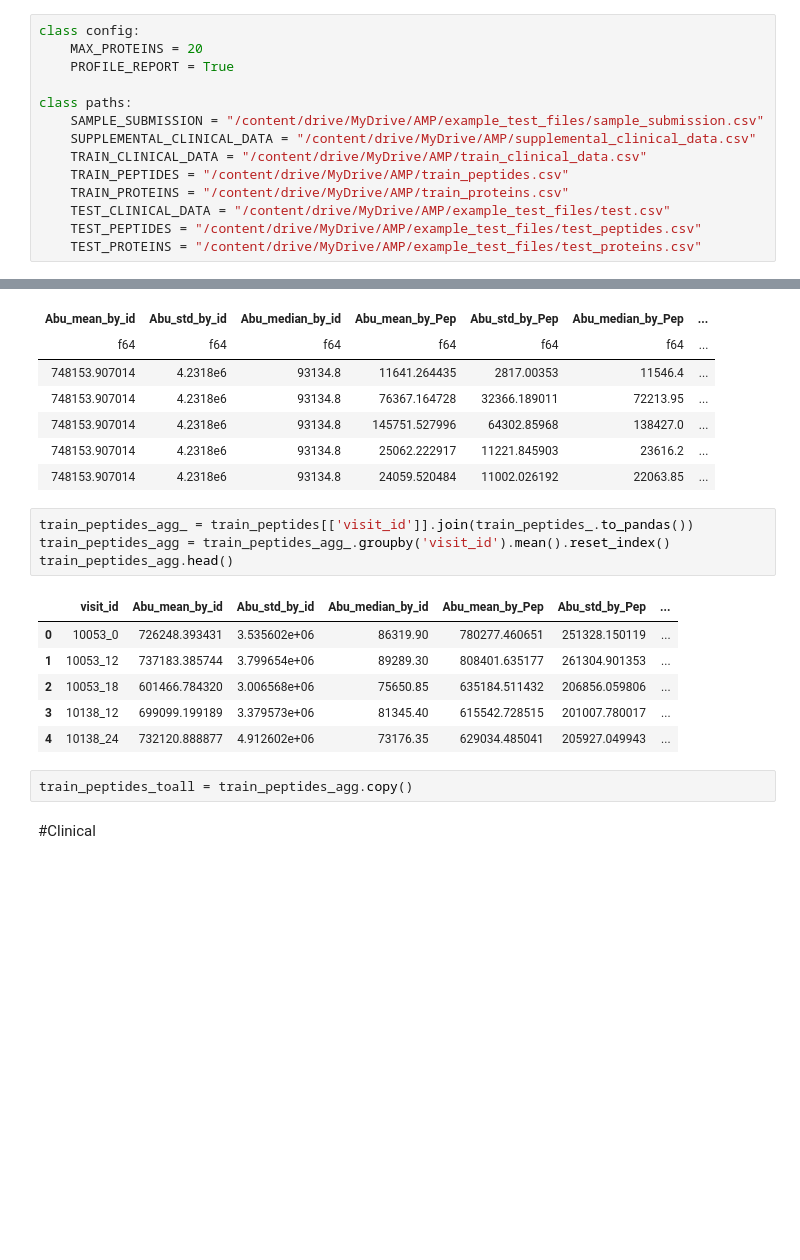
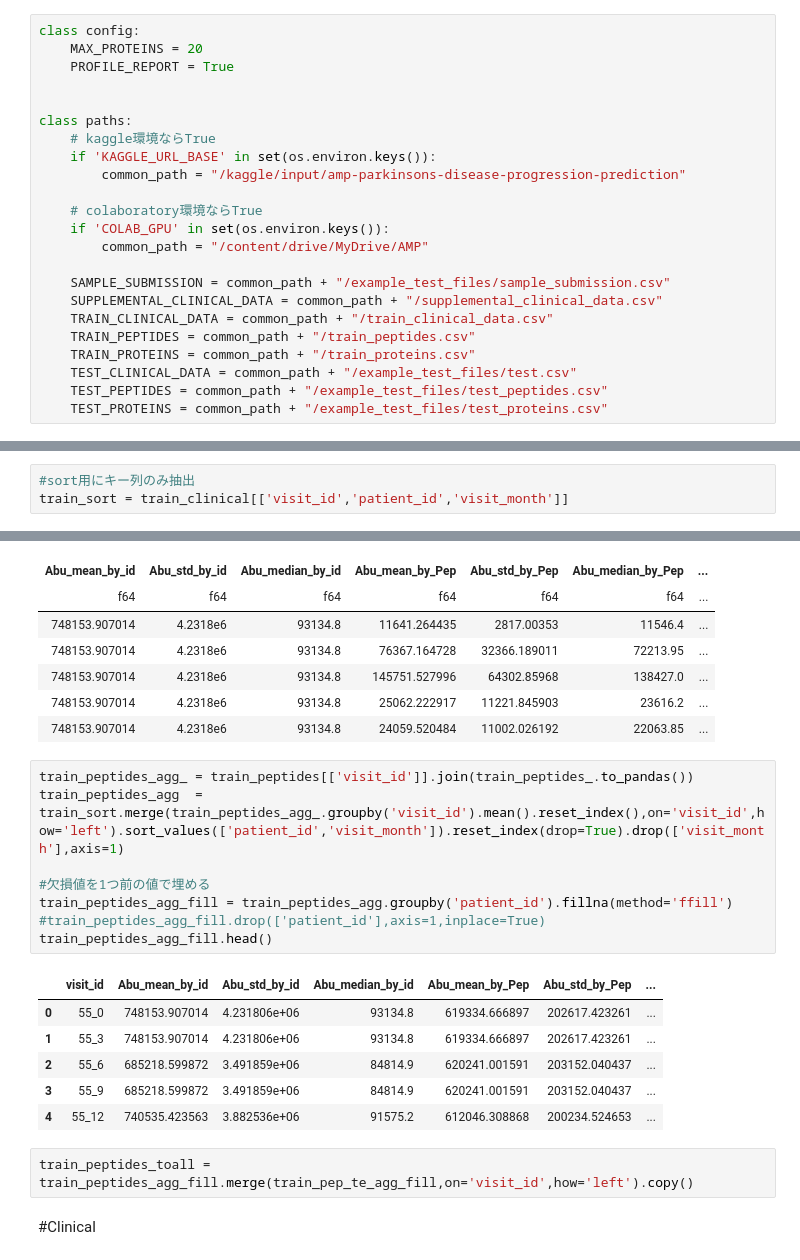
Before and after one commit to kunai-3txk/Compe_tonyobyo, a Jupyter notebook: AMP_FeatureStore.ipynb, the cells around one changed output, grey strips where cells are left out. Saved outputs shown, nothing was run; the diff lists cells and outputs as text; blank space fills up the shorter version.

```diff
--- a/AMP_FeatureStore.ipynb
+++ b/AMP_FeatureStore.ipynb
@@ -26,15 +23,24 @@ class config:
     MAX_PROTEINS = 20
     PROFILE_REPORT = True
 
+
 class paths:
-    SAMPLE_SUBMISSION = "/content/drive/MyDrive/AMP/example_test_files/sample_submission.csv"
-    SUPPLEMENTAL_CLINICAL_DATA = "/content/drive/MyDrive/AMP/supplemental_clinical_data.csv"
-    TRAIN_CLINICAL_DATA = "/content/drive/MyDrive/AMP/train_clinical_data.csv"
-    TRAIN_PEPTIDES = "/content/drive/MyDrive/AMP/train_peptides.csv"
-    TRAIN_PROTEINS = "/content/drive/MyDrive/AMP/train_proteins.csv"
-    TEST_CLINICAL_DATA = "/content/drive/MyDrive/AMP/example_test_files/test.csv"
-    TEST_PEPTIDES = "/content/drive/MyDrive/AMP/example_test_files/test_peptides.csv"
-    TEST_PROTEINS = "/content/drive/MyDrive/AMP/example_test_files/test_proteins.csv"
+    # kaggle環境ならTrue
+    if 'KAGGLE_URL_BASE' in set(os.environ.keys()):
+        common_path = "/kaggle/input/amp-parkinsons-disease-progression-prediction"
+
+    # colaboratory環境ならTrue
+    if 'COLAB_GPU' in set(os.environ.keys()):
+        common_path = "/content/drive/MyDrive/AMP"
+
+    SAMPLE_SUBMISSION = common_path + "/example_test_files/sample_submission.csv"
+    SUPPLEMENTAL_CLINICAL_DATA = common_path + "/supplemental_clinical_data.csv"
+    TRAIN_CLINICAL_DATA = common_path + "/train_clinical_data.csv"
+    TRAIN_PEPTIDES = common_path + "/train_peptides.csv"
+    TRAIN_PROTEINS = common_path + "/train_proteins.csv"
+    TEST_CLINICAL_DATA = common_path + "/example_test_files/test.csv"
+    TEST_PEPTIDES = common_path + "/example_test_files/test_peptides.csv"
+    TEST_PROTEINS = common_path + "/example_test_files/test_proteins.csv"
 # %% [markdown]
 # Function Definition
 # %%
@@ -69,0 +93,3 @@ supplemental_clinical shape: (2223, 8)
+# %%
+#sort用にキー列のみ抽出
+train_sort = train_clinical[['visit_id','patient_id','visit_month']]
@@ -152,17 +245,21 @@ shape: (5, 9)
 | 748153.907014 | 4.2318e6 | 93134.8 | 24059.520484 | 11002.026192 | 22063.85 | ... |
 # %%
 train_peptides_agg_ = train_peptides[['visit_id']].join(train_peptides_.to_pandas())
-train_peptides_agg = train_peptides_agg_.groupby('visit_id').mean().reset_index()
-train_peptides_agg.head()
+train_peptides_agg  = train_sort.merge(train_peptides_agg_.groupby('visit_id').mean().reset_index(),on='visit_id',how='left').sort_values(['patient_id','visit_month']).reset_index(drop=True).drop(['visit_month'],axis=1)
+
+#欠損値を1つ前の値で埋める
+train_peptides_agg_fill = train_peptides_agg.groupby('patient_id').fillna(method='ffill')
+#train_peptides_agg_fill.drop(['patient_id'],axis=1,inplace=True)
+train_peptides_agg_fill.head()
 # %% [output]
 |  | visit_id | Abu_mean_by_id | Abu_std_by_id | Abu_median_by_id | Abu_mean_by_Pep | Abu_std_by_Pep | ... |
-| 0 | 10053_0 | 726248.393431 | 3.535602e+06 | 86319.90 | 780277.460651 | 251328.150119 | ... |
-| 1 | 10053_12 | 737183.385744 | 3.799654e+06 | 89289.30 | 808401.635177 | 261304.901353 | ... |
-| 2 | 10053_18 | 601466.784320 | 3.006568e+06 | 75650.85 | 635184.511432 | 206856.059806 | ... |
-| 3 | 10138_12 | 699099.199189 | 3.379573e+06 | 81345.40 | 615542.728515 | 201007.780017 | ... |
-| 4 | 10138_24 | 732120.888877 | 4.912602e+06 | 73176.35 | 629034.485041 | 205927.049943 | ... |
+| 0 | 55_0 | 748153.907014 | 4.231806e+06 | 93134.8 | 619334.666897 | 202617.423261 | ... |
+| 1 | 55_3 | 748153.907014 | 4.231806e+06 | 93134.8 | 619334.666897 | 202617.423261 | ... |
+| 2 | 55_6 | 685218.599872 | 3.491859e+06 | 84814.9 | 620241.001591 | 203152.040437 | ... |
+| 3 | 55_9 | 685218.599872 | 3.491859e+06 | 84814.9 | 620241.001591 | 203152.040437 | ... |
+| 4 | 55_12 | 740535.423563 | 3.882536e+06 | 91575.2 | 612046.308868 | 200234.524653 | ... |
-# %%
-train_peptides_toall = train_peptides_agg.copy()
+# %%
+train_peptides_toall = train_peptides_agg_fill.merge(train_pep_te_agg_fill,on='visit_id',how='left').copy()
 # %% [markdown]
 #Clinical
 # %%
```
Also changed, not shown: parts of 16 cells of this notebook.
